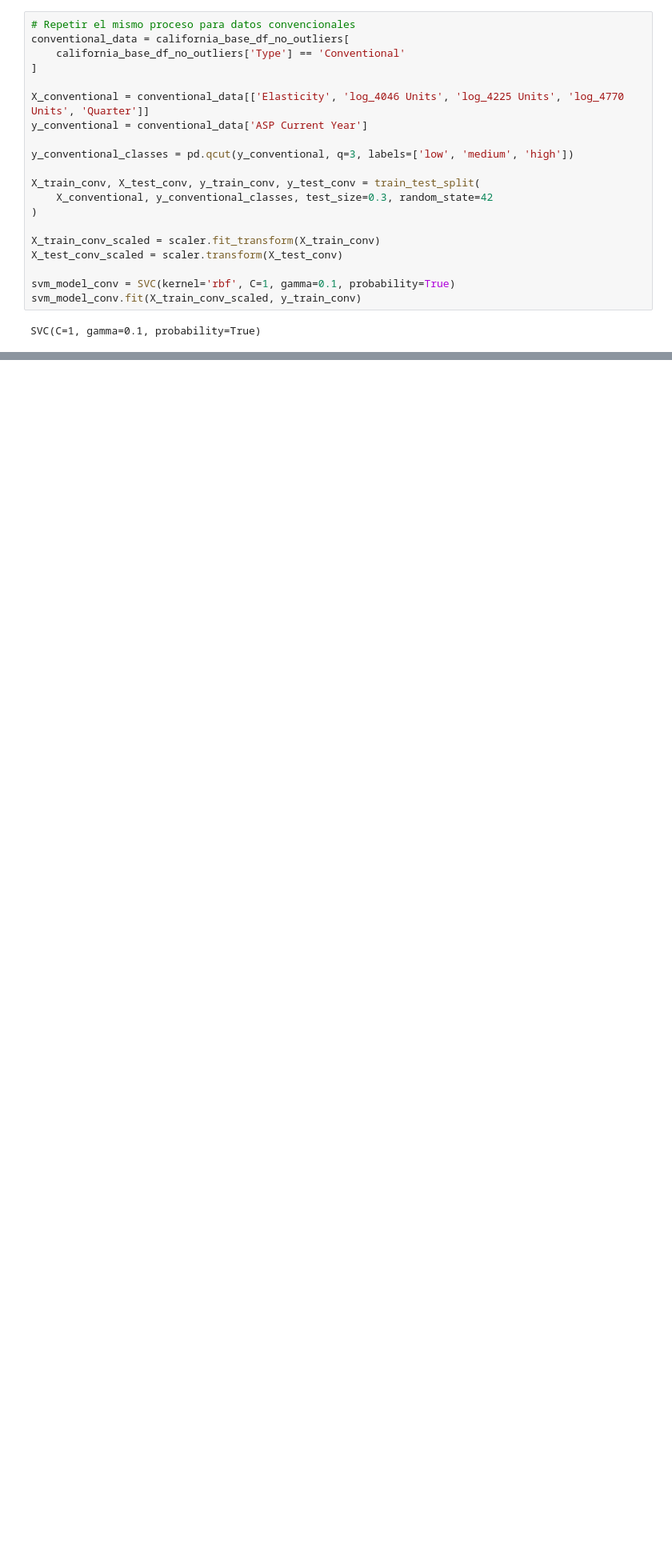
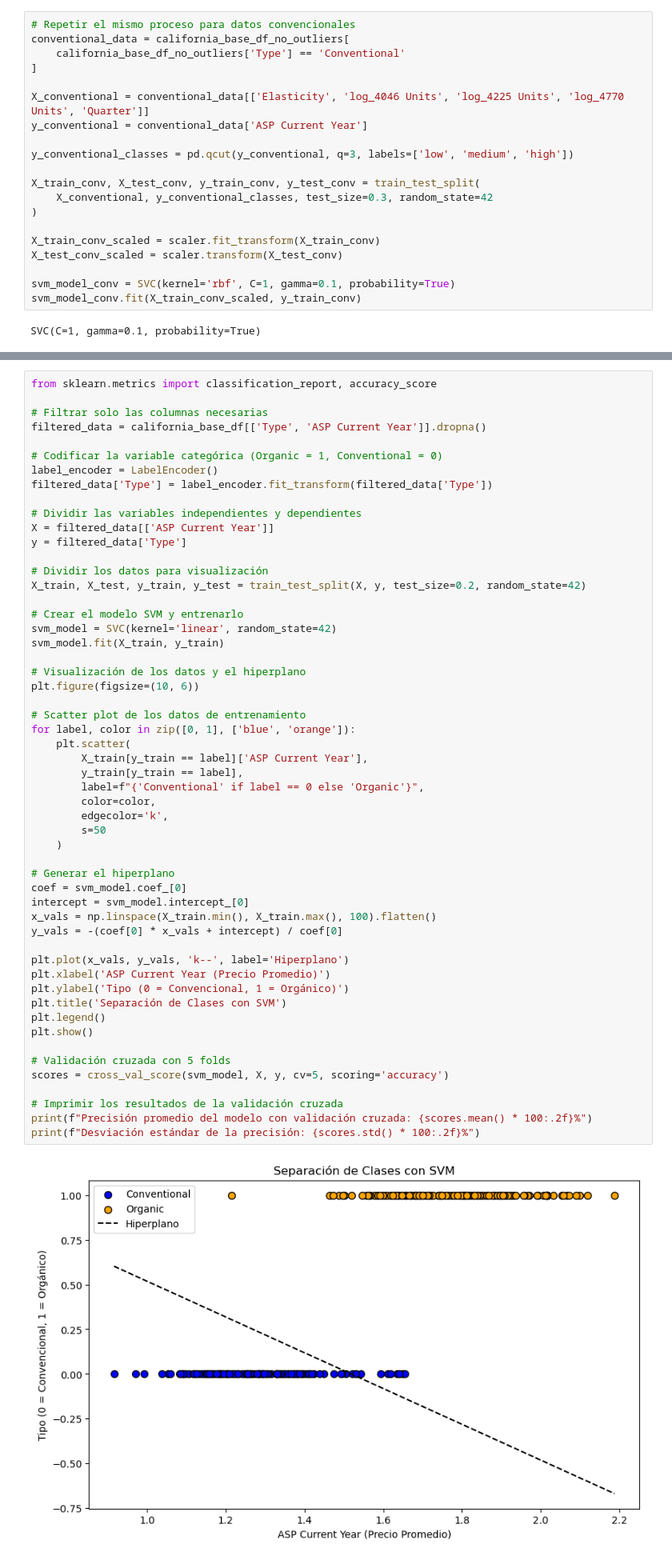
Before and after one commit to arboldeku/Avocado-2.0, a Jupyter notebook: code/modelo_regresion_limpio.ipynb, the cells around one changed output, grey strips where cells are left out. Shown at 80% size. Drawn from its saved outputs; the diff is of its cells as text; blank space fills up the shorter version.

```diff
--- a/code/modelo_regresion_limpio.ipynb
+++ b/code/modelo_regresion_limpio.ipynb
@@ -451,0 +457,56 @@ AUC para la clase medium (Convencionales): 0.5096296296296297
+# %%
+from sklearn.metrics import classification_report, accuracy_score
+
+# Filtrar solo las columnas necesarias
+filtered_data = california_base_df[['Type', 'ASP Current Year']].dropna()
+
+# Codificar la variable categórica (Organic = 1, Conventional = 0)
+label_encoder = LabelEncoder()
+filtered_data['Type'] = label_encoder.fit_transform(filtered_data['Type'])
+
+# Dividir las variables independientes y dependientes
+X = filtered_data[['ASP Current Year']]
+y = filtered_data['Type']
+
+# Dividir los datos para visualización
+X_train, X_test, y_train, y_test = train_test_split(X, y, test_size=0.2, random_state=42)
+
+# Crear el modelo SVM y entrenarlo
+svm_model = SVC(kernel='linear', random_state=42)
+svm_model.fit(X_train, y_train)
+
+# Visualización de los datos y el hiperplano
+plt.figure(figsize=(10, 6))
+
+# Scatter plot de los datos de entrenamiento
+for label, color in zip([0, 1], ['blue', 'orange']):
+    plt.scatter(
+        X_train[y_train == label]['ASP Current Year'],
+        y_train[y_train == label],
+        label=f"{'Conventional' if label == 0 else 'Organic'}",
+        color=color,
+        edgecolor='k',
+        s=50
+    )
+
+# Generar el hiperplano
+coef = svm_model.coef_[0]
+intercept = svm_model.intercept_[0]
+x_vals = np.linspace(X_train.min(), X_train.max(), 100).flatten()
+y_vals = -(coef[0] * x_vals + intercept) / coef[0]
+
+plt.plot(x_vals, y_vals, 'k--', label='Hiperplano')
+plt.xlabel('ASP Current Year (Precio Promedio)')
+plt.ylabel('Tipo (0 = Convencional, 1 = Orgánico)')
+plt.title('Separación de Clases con SVM')
+plt.legend()
+plt.show()
+
+# Validación cruzada con 5 folds
+scores = cross_val_score(svm_model, X, y, cv=5, scoring='accuracy')
+
+# Imprimir los resultados de la validación cruzada
+print(f"Precisión promedio del modelo con validación cruzada: {scores.mean() * 100:.2f}%")
+print(f"Desviación estándar de la precisión: {scores.std() * 100:.2f}%")
+# %% [output]
+[figure, added]
```
Also changed, not shown: parts of 10 cells of this notebook, 24 other files.
